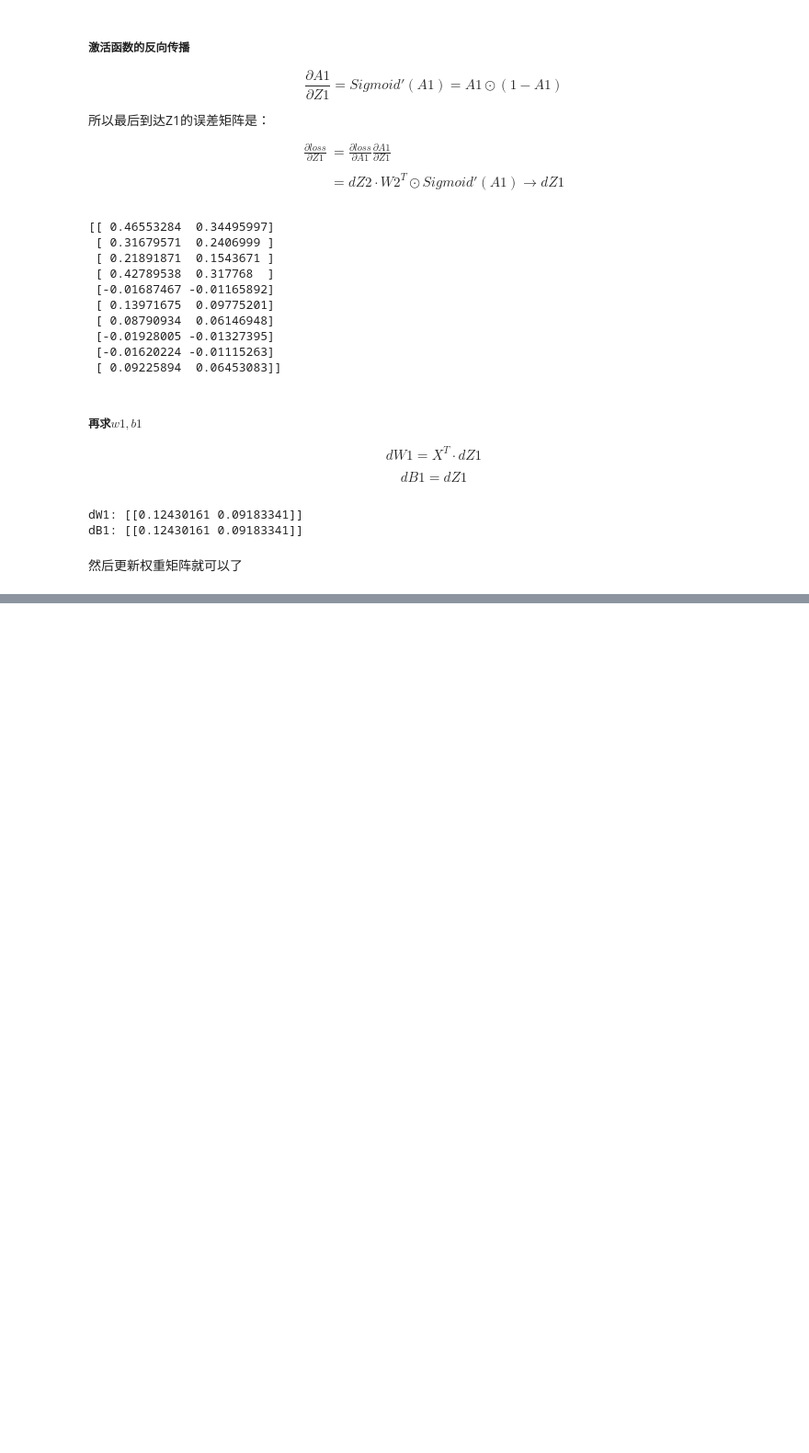
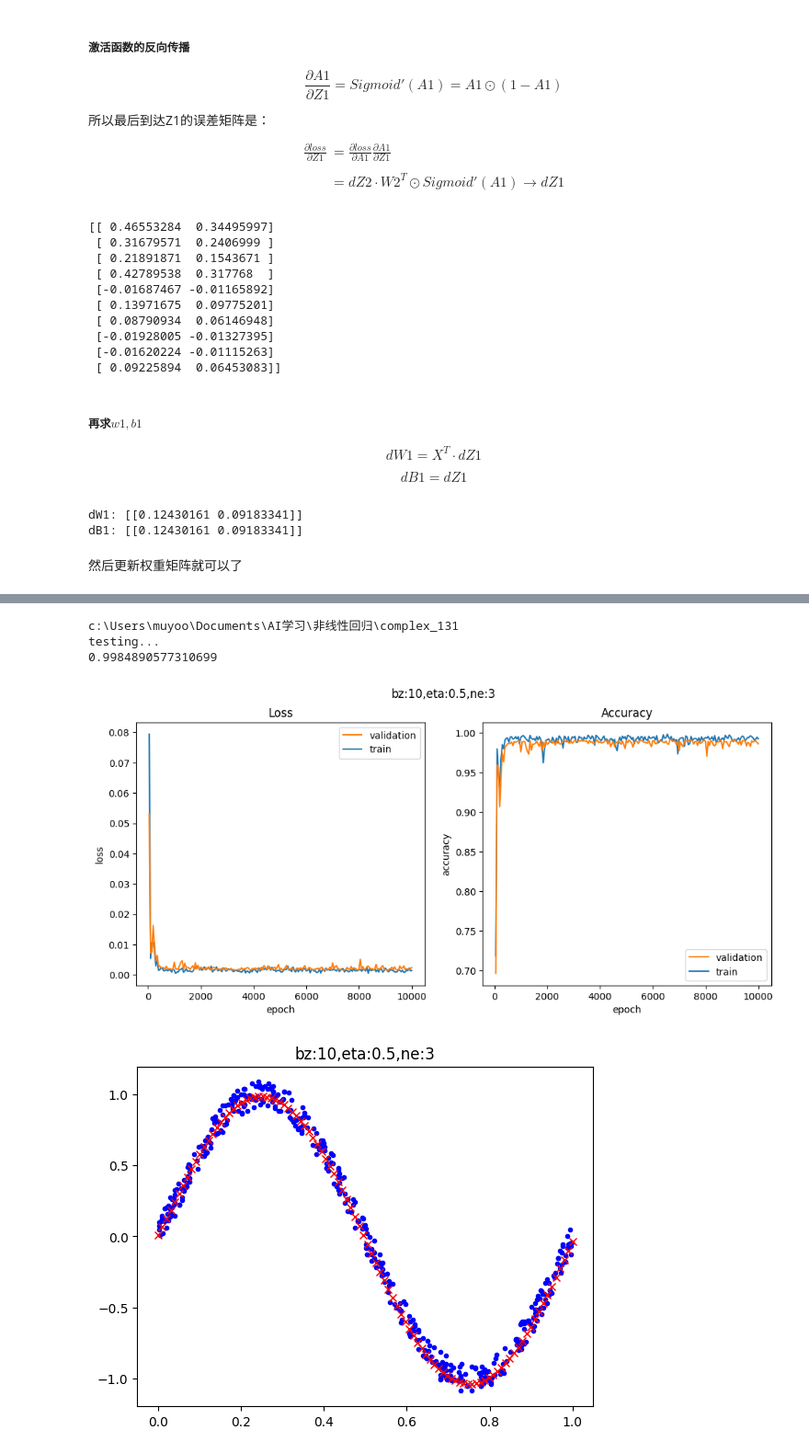
Before and after one commit to muyoou/AI_note, a Jupyter notebook: 非线性回归/双层神经网络实现非线性回归.ipynb, the cells around one changed output, grey strips where cells are left out. Shown: that part at 92% size. Cells and saved outputs as stored; diff of their text form; code cells hidden in the pictures; blank space fills up the shorter version.

Commit message:
非线性回归

```diff
--- a/非线性回归/双层神经网络实现非线性回归.ipynb
+++ b/非线性回归/双层神经网络实现非线性回归.ipynb
@@ -434 +420,22 @@ testing...
 [figure]
+# %%
+dataReader = DataReader_2_0(train_data_name, test_data_name)
+dataReader.ReadData()
+dataReader.GenerateValidationSet()
+
+n_input, n_hidden, n_output = 1, 3, 1
+eta, batch_size, max_epoch = 0.5, 10, 10000
+eps = 0.001
+
+hp = HyperParameters_2_0(n_input, n_hidden, n_output, eta, max_epoch, batch_size, eps, NetType.Fitting, InitialMethod.Xavier)
+net = NeuralNet_2_0(hp, "complex_131")
+
+net.train(dataReader, 50, True)
+net.ShowTrainingHistory()
+ShowResult(net, dataReader, hp.toString())
+# %% [output]
+c:\Users\muyoo\Documents\AI学习\非线性回归\complex_131
+testing...
+0.9984890577310699
+[figure, added]
+[figure, added]
```
Also changed, not shown: parts of 1 cell of this notebook, 7 other files.
